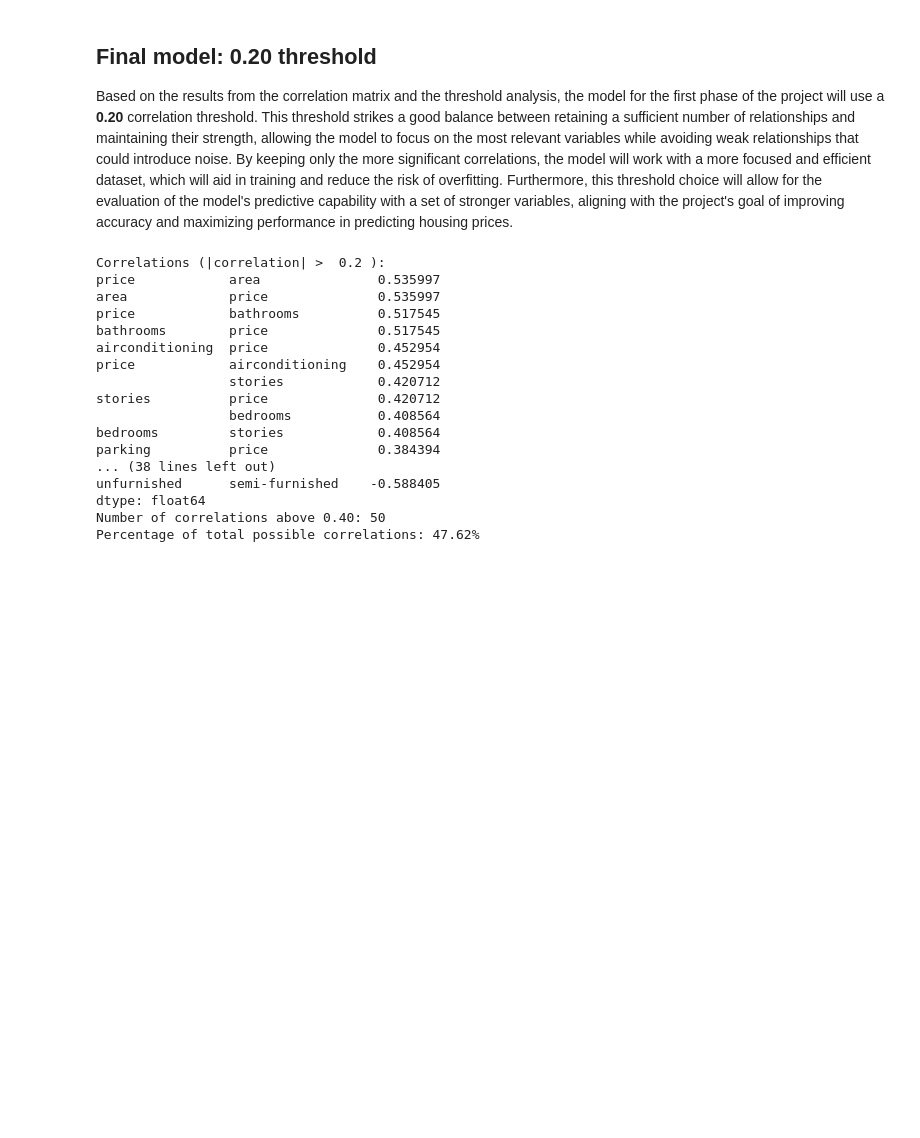
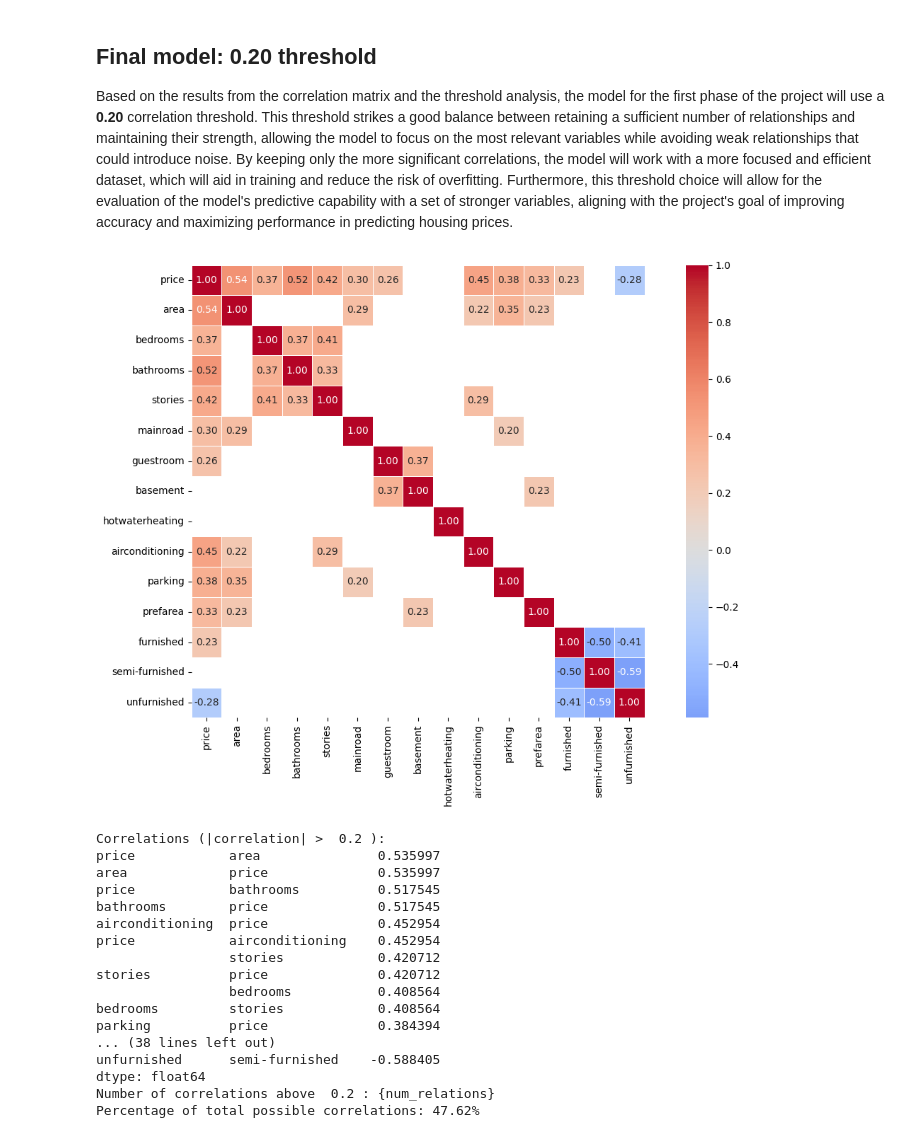
Before and after one commit to Mikemaranon/PropNet, a Jupyter notebook: PropNet-project/2_Data_Processing/correlation_analysis/01_correlation_analysis.ipynb, the cells around one changed output. Drawn from its saved outputs; the diff is of its cells as text; code cells hidden in the pictures; blank space fills up the shorter version.

```diff
--- a/PropNet-project/2_Data_Processing/correlation_analysis/01_correlation_analysis.ipynb
+++ b/PropNet-project/2_Data_Processing/correlation_analysis/01_correlation_analysis.ipynb
@@ -321,41 +321,42 @@ Based on the results from the correlation matrix and the threshold analysis, the
 # %%
 # Calculate correlation matrix
 threshold = 0.20 # Set the threshold based on your analysis
 correlation_matrix = df.corr()
 
 # Create mask for correlations less than threshold (absolute value)
 final_mask = np.abs(correlation_matrix) < threshold
 
-# # Create heatmap
-# plt.figure(figsize=(12, 8))
-# sns.heatmap(correlation_matrix,
-#             annot=True,
-#             cmap='coolwarm',
-#             center=0,
-#             fmt='.2f',
-#             square=True,
-#             linewidths=0.5,
-#             mask=final_mask)           # Apply the mask to hide low correlations
-#
-# # plt.title("Correlation matrix (|correlation| > ", threshold, ")")
-# plt.tight_layout()
-# plt.show()
+# Create heatmap
+plt.figure(figsize=(12, 8))
+sns.heatmap(correlation_matrix,
+            annot=True,
+            cmap='coolwarm',
+            center=0,
+            fmt='.2f',
+            square=True,
+            linewidths=0.5,
+            mask=final_mask)           # Apply the mask to hide low correlations
+
+# plt.title("Correlation matrix (|correlation| > ", threshold, ")")
+plt.tight_layout()
+plt.show()
 
 # Print correlations above treshold
 print("\nCorrelations (|correlation| > ", threshold, "):")
 strong_corr = correlation_matrix.unstack()
 strong_corr = strong_corr[abs(strong_corr) > threshold]
 strong_corr = strong_corr[strong_corr != 1.0]  # Remove self-correlations
 
 print(strong_corr.sort_values(ascending=False))
 
 num_relations = len(strong_corr)
 total_possible = len(correlation_matrix) * (len(correlation_matrix) - 1) / 2  # Total possible pairs
 percentage = (num_relations / total_possible) * 100
 
-print(f"Number of correlations above 0.40: {num_relations}")
+print(f"Number of correlations above ", threshold, ": {num_relations}")
 print(f"Percentage of total possible correlations: {percentage:.2f}%")
 # %% [output]
+[figure, added]
 Correlations (|correlation| >  0.2 ):
 price            area               0.535997
 area             price              0.535997
@@ -371,7 +372,7 @@ parking          price              0.384394
 ... (38 lines left out)
 unfurnished      semi-furnished    -0.588405
 dtype: float64
-Number of correlations above 0.40: 50
+Number of correlations above  0.2 : {num_relations}
 Percentage of total possible correlations: 47.62%
 # %%
 # Filter the features that are correlated above the threshold
```
Also changed, not shown: parts of 1 cell of this notebook, 14 other files.
